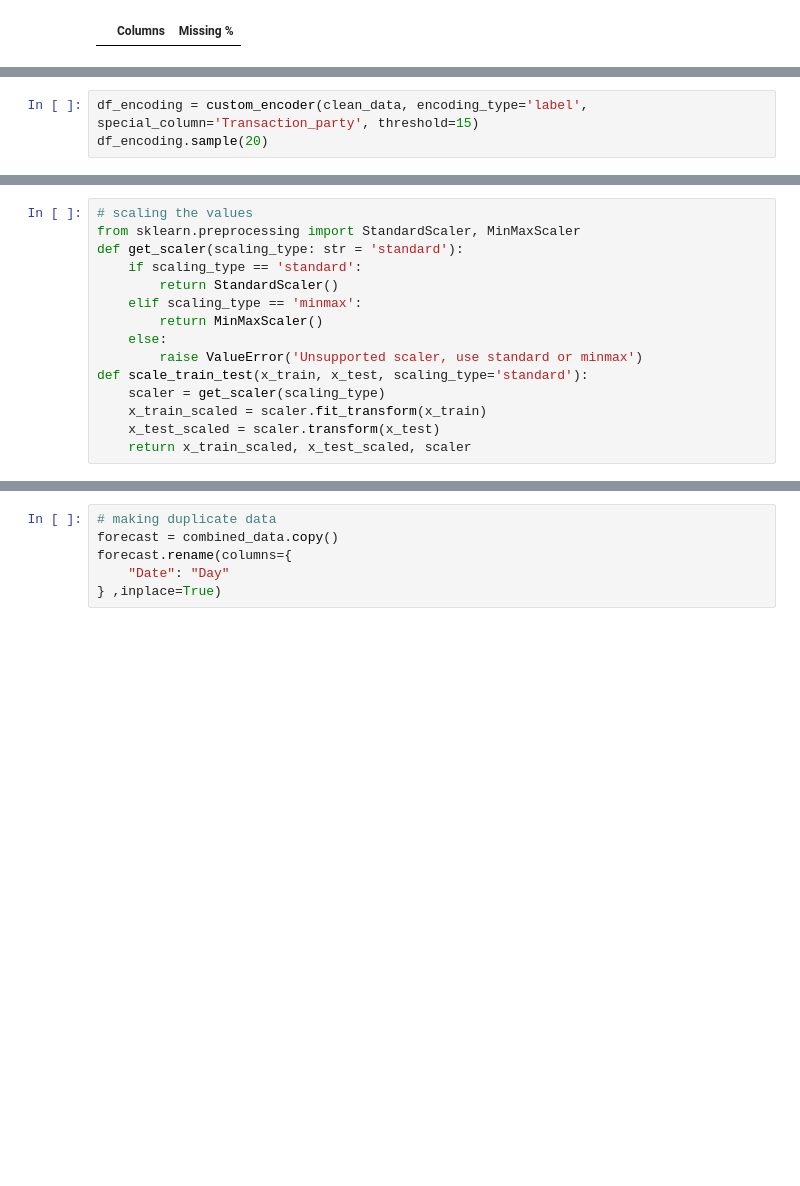
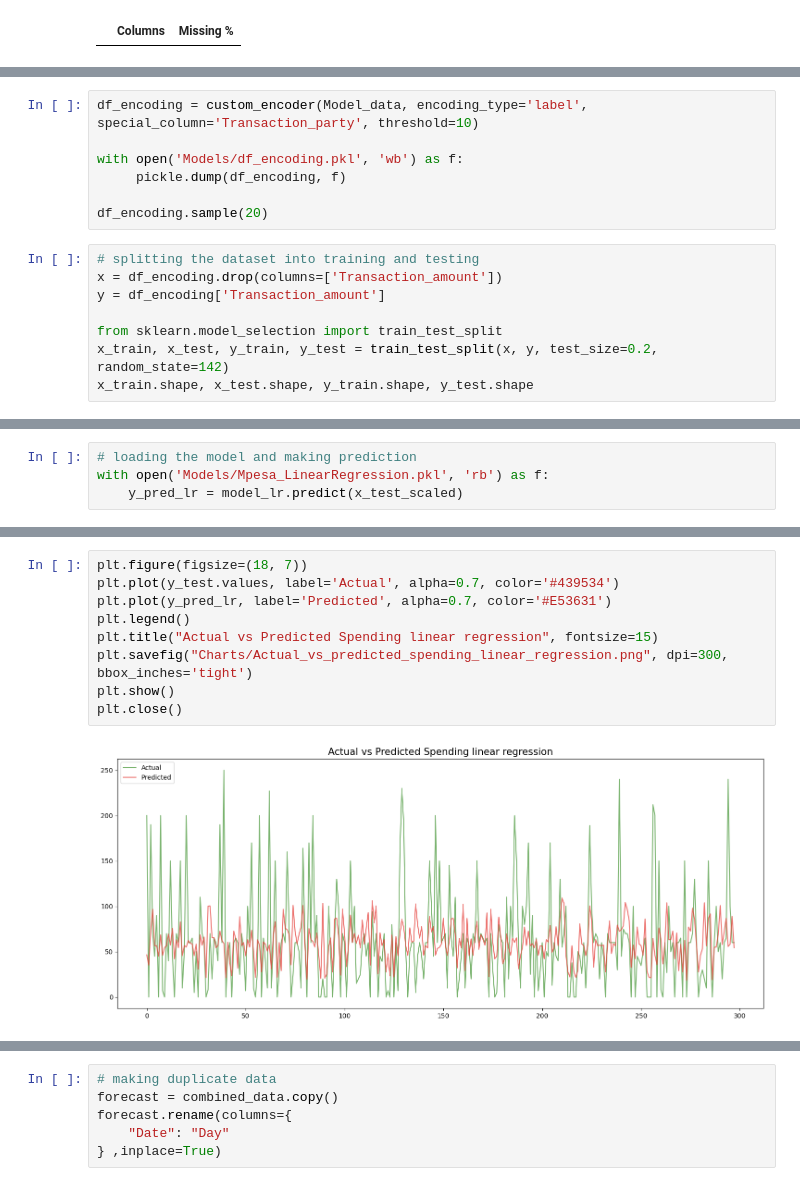
Before and after one commit to Brian342/Mpesa-Spending-Prediction-App, a Jupyter notebook: M-pesa Model.ipynb, the cells around one changed output, grey strips where cells are left out. Drawn from its saved outputs; the diff is of its cells as text; blank space fills up the shorter version.

```diff
--- a/M-pesa Model.ipynb
+++ b/M-pesa Model.ipynb
@@ -142,0 +197,15 @@ missing_values(clean_data)
+# %%
+df_encoding = custom_encoder(Model_data, encoding_type='label', special_column='Transaction_party', threshold=10)
+
+with open('Models/df_encoding.pkl', 'wb') as f:
+     pickle.dump(df_encoding, f)
+
+df_encoding.sample(20)
+# %%
+# splitting the dataset into training and testing
+x = df_encoding.drop(columns=['Transaction_amount'])
+y = df_encoding['Transaction_amount']
+
+from sklearn.model_selection import train_test_split
+x_train, x_test, y_train, y_test = train_test_split(x, y, test_size=0.2, random_state=142)
+x_train.shape, x_test.shape, y_train.shape, y_test.shape
@@ -176,3 +243,4 @@ def custom_encoder(df: pd.DataFrame, encoding_type: str = 'label',
 # %%
-df_encoding = custom_encoder(clean_data, encoding_type='label', special_column='Transaction_party', threshold=15)
-df_encoding.sample(20)
+# loading the model and making prediction
+with open('Models/Mpesa_LinearRegression.pkl', 'rb') as f:
+    y_pred_lr = model_lr.predict(x_test_scaled)
@@ -204,16 +270,12 @@ x_train, x_test, y_train, y_test = train_test_split(x, y, test_size=0.2, random_
 # %%
-# scaling the values
-from sklearn.preprocessing import StandardScaler, MinMaxScaler
-def get_scaler(scaling_type: str = 'standard'):
-    if scaling_type == 'standard':
-        return StandardScaler()
-    elif scaling_type == 'minmax':
-        return MinMaxScaler()
-    else:
-        raise ValueError('Unsupported scaler, use standard or minmax')
-def scale_train_test(x_train, x_test, scaling_type='standard'):
-    scaler = get_scaler(scaling_type)
-    x_train_scaled = scaler.fit_transform(x_train)
-    x_test_scaled = scaler.transform(x_test)
-    return x_train_scaled, x_test_scaled, scaler
+plt.figure(figsize=(18, 7))
+plt.plot(y_test.values, label='Actual', alpha=0.7, color='#439534')
+plt.plot(y_pred_lr, label='Predicted', alpha=0.7, color='#E53631')
+plt.legend()
+plt.title("Actual vs Predicted Spending linear regression", fontsize=15)
+plt.savefig("Charts/Actual_vs_predicted_spending_linear_regression.png", dpi=300, bbox_inches='tight')
+plt.show()
+plt.close()
+# %% [output]
+[figure, added]
 # %%
```
Also changed, not shown: parts of 24 cells of this notebook, 8 other files.
